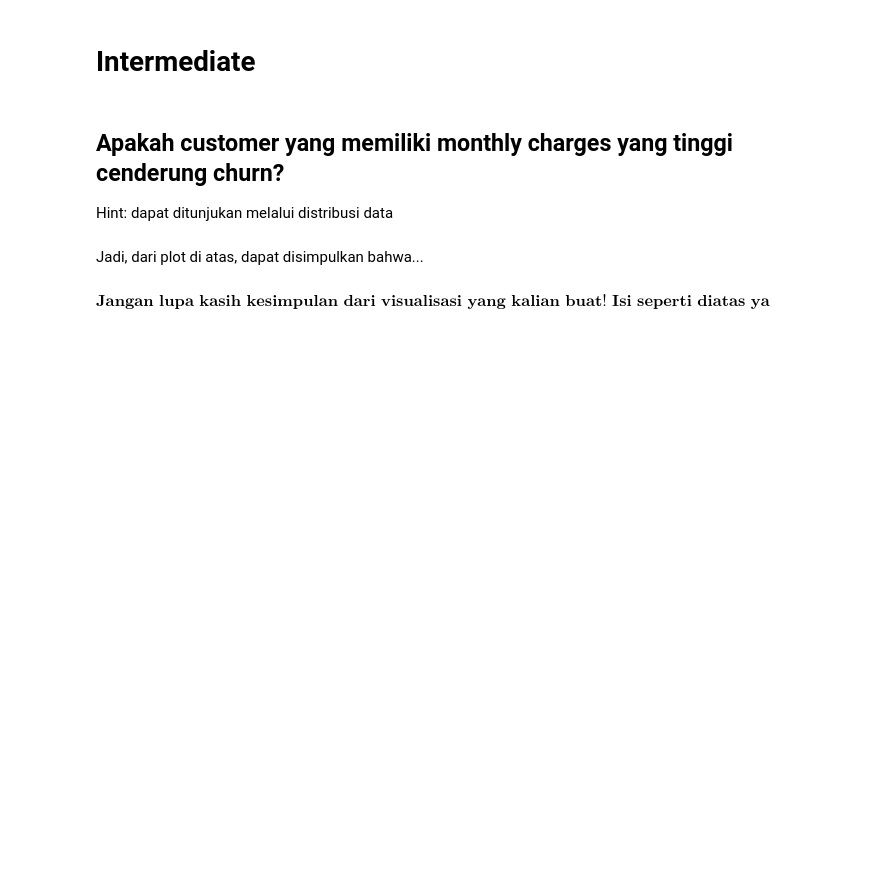
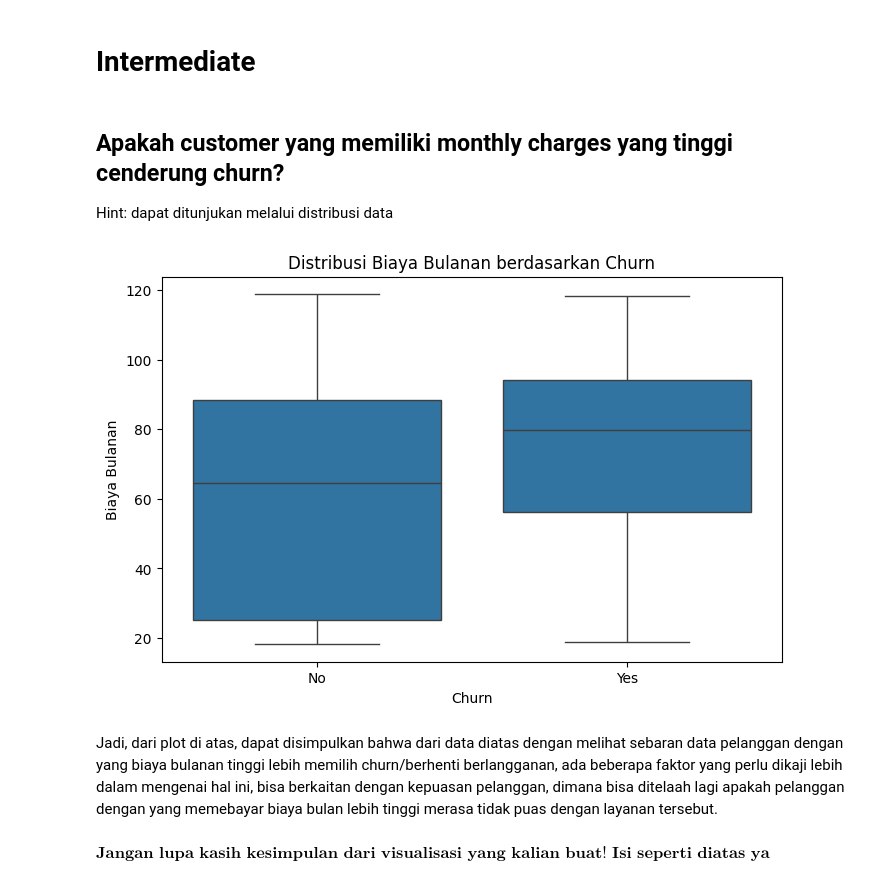
Before and after one commit to agirahmawandi/hw_datavisualitation, a Jupyter notebook: Data Visualization - Template Homework.ipynb, the cells around one changed output. Drawn from its saved outputs; the diff is of its cells as text; code cells hidden in the pictures; blank space fills up the shorter version.

```diff
--- a/Data Visualization - Template Homework.ipynb
+++ b/Data Visualization - Template Homework.ipynb
@@ -212,5 +218,15 @@ Hint: dapat ditunjukan melalui distribusi data
-# %% [markdown]
-Jadi, dari plot di atas, dapat disimpulkan bahwa...
+# %%
+# your code goes here!
+plt.figure(figsize=(8, 5))
+sns.boxplot(data=df, x='Churn', y='MonthlyCharges')
+plt.title('Distribusi Biaya Bulanan berdasarkan Churn')
+plt.xlabel('Churn')
+plt.ylabel('Biaya Bulanan')
+plt.show()
+# %% [output]
+[figure, added]
+# %% [markdown]
+Jadi, dari plot di atas, dapat disimpulkan bahwa dari data diatas dengan melihat sebaran data pelanggan dengan yang biaya bulanan tinggi lebih memilih churn/berhenti berlangganan, ada beberapa faktor yang perlu dikaji lebih dalam mengenai hal ini, bisa berkaitan dengan kepuasan pelanggan, dimana bisa ditelaah lagi apakah pelanggan dengan yang memebayar biaya bulan lebih tinggi merasa tidak puas dengan layanan tersebut.
 # %% [markdown]
 $\textbf{Jangan lupa kasih kesimpulan dari visualisasi yang kalian buat! Isi seperti diatas ya}$
 # %% [markdown]
```
Also changed, not shown: parts of 14 cells of this notebook, 1 other file.
